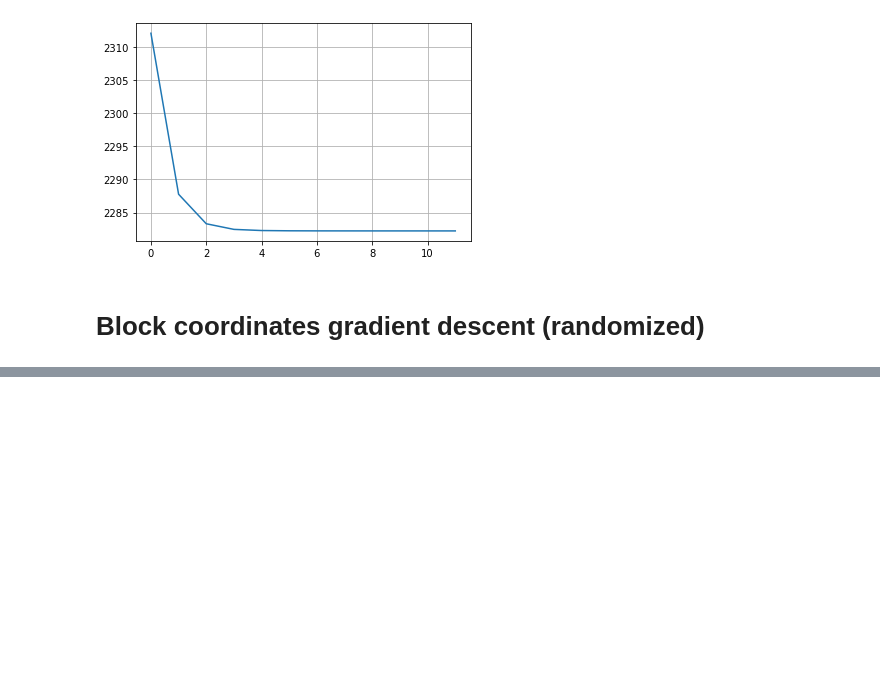
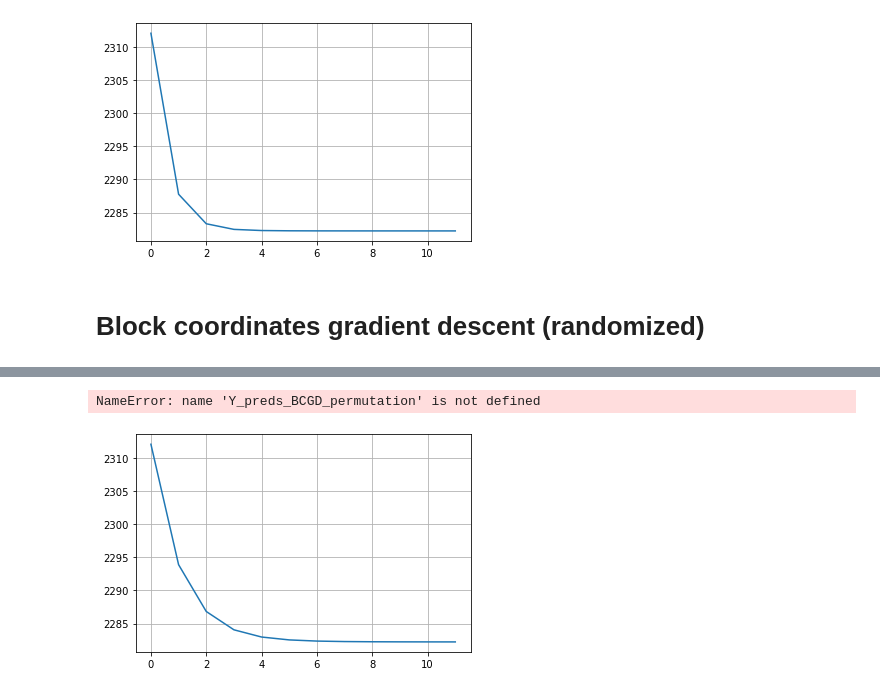
Before and after one commit to PashaIanko/Semi-Supervised-Labelling, a Jupyter notebook: main_notebook.ipynb, the cells around one changed output, grey strips where cells are left out. Saved outputs shown, nothing was run; the diff lists cells and outputs as text; code cells hidden in the pictures; blank space fills up the shorter version.

Commit message:
BCGD random permutation works

```diff
--- a/main_notebook.ipynb
+++ b/main_notebook.ipynb
@@ -200,6 +198,11 @@ class GradientSolver:
                 res += 0.5 * w_ij * ((Y[unlab_idx] - Y[another_unlab_idx]) ** 2)
 
         return res
+
+    def threshold_proc(self, Y_preds):
+        Y_preds[Y_preds > 0.5] = 1.0
+        Y_preds[Y_preds <= 0.5] = 0.0
+        return Y_preds
 # %%
 class GradientDescentSolver(GradientSolver):
     def __init__(self, *args, **kwargs):
@@ -376,0 +363,8 @@ class BCGDSolver(GradientSolver):
+# %%
+random_solver = BCGDSolver(
+    lr_strategy = 'lr_constant',
+    learning_rate = 0.0001,
+    similarity_func = euclidian_similarity,
+
+    bcgd_strategy = 'random permutation',
+)
@@ -376,0 +391,9 @@ class BCGDSolver(GradientSolver):
+# %%
+plot_clusters(Y_preds_BCGD_permutation)
+# %% [output]
+NameError: name 'Y_preds_BCGD_permutation' is not defined
+# %%
+plt.plot(random_solver.losses)
+plt.grid()
+# %% [output]
+[figure, added]
```
Also changed, not shown: parts of 10 cells of this notebook.
